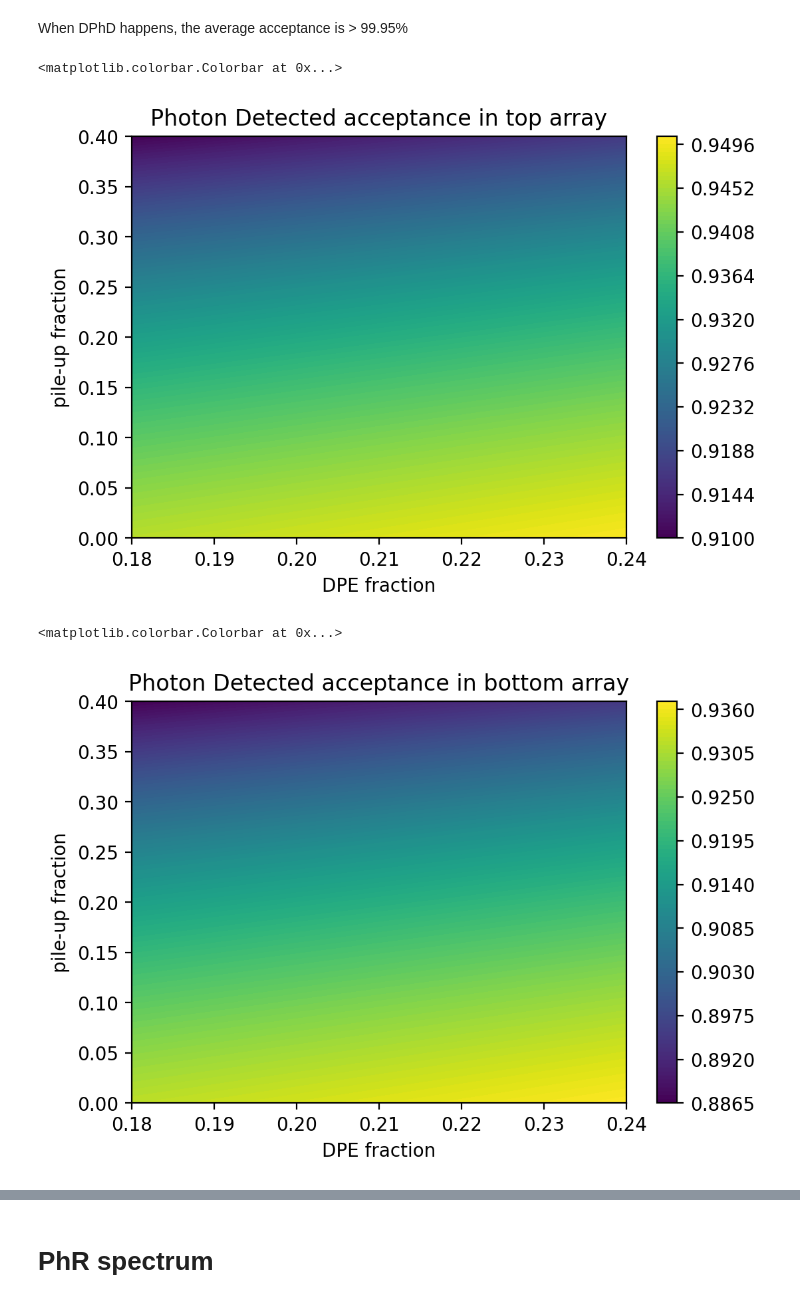
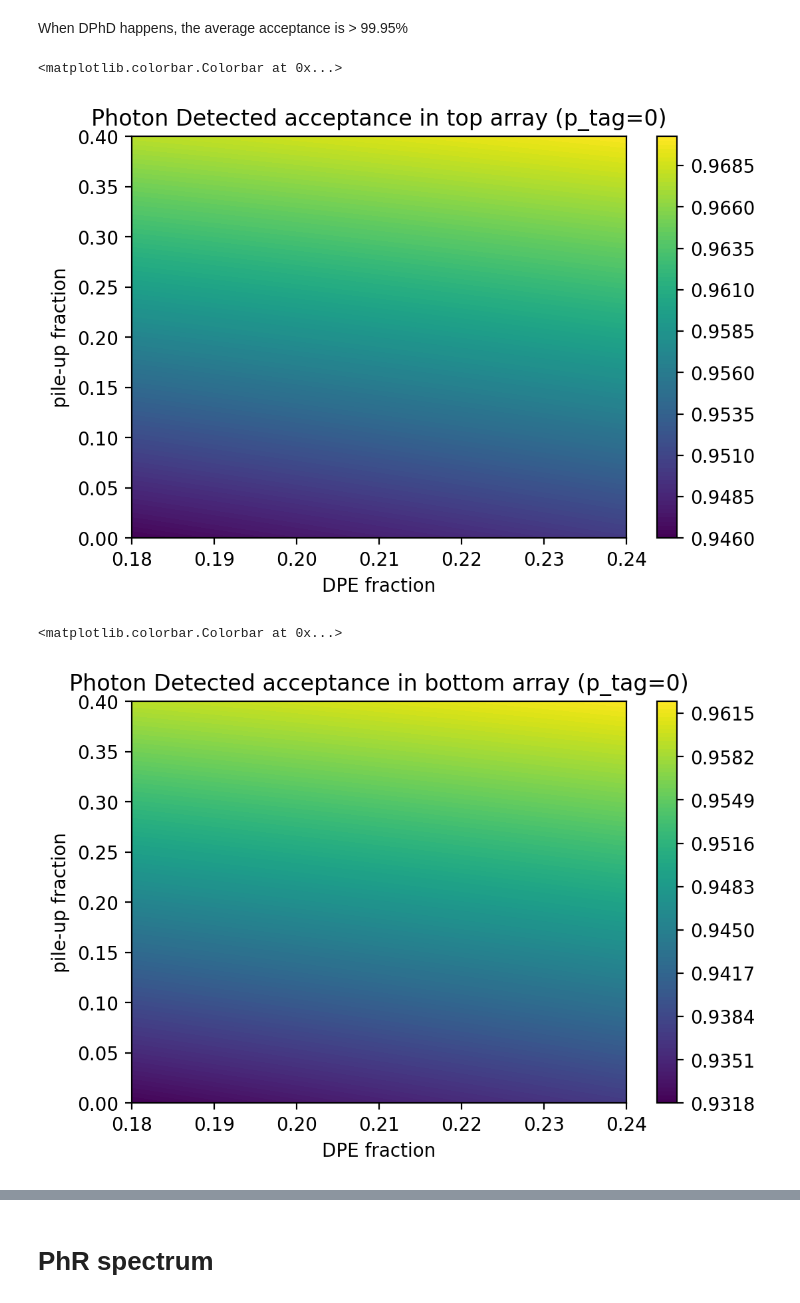
Before and after one commit to FaroutYLq/combpile, a Jupyter notebook: dev.ipynb, the cells around one changed output, grey strips where cells are left out. Saved outputs shown, nothing was run; the diff lists cells and outputs as text; code cells hidden in the pictures.

```diff
--- a/dev.ipynb
+++ b/dev.ipynb
@@ -332,27 +387,27 @@ array([-4.59674132e-05, -4.58795945e-05, -4.57918555e-05, -4.57041961e-05,
 # %% [markdown]
 When DPhD happens, the average acceptance is > 99.95%
 # %%
-dpes, pile_probs, avg_phd_acc_top = spectrums.get_avg_phd_acc(True)
-dpes, pile_probs, avg_phd_acc_bot = spectrums.get_avg_phd_acc(False)
+dpes, pile_probs, tag_probs, avg_phd_acc_top = spectrums.get_avg_phd_acc(True)
+dpes, pile_probs, tag_probs, avg_phd_acc_bot = spectrums.get_avg_phd_acc(False)
 # %%
 plt.figure(dpi=200)
 x,y = np.meshgrid(dpes, pile_probs)
-plt.contourf(x, y, avg_phd_acc_top.transpose(),levels=100)
+plt.contourf(x, y, avg_phd_acc_top[:,:,0].transpose(),levels=100)
 plt.xlabel('DPE fraction')
 plt.ylabel('pile-up fraction')
-plt.title('Photon Detected acceptance in top array')
+plt.title('Photon Detected acceptance in top array (p_tag=0)')
 plt.colorbar()
 # %% [output]
 <matplotlib.colorbar.Colorbar at 0x...>
-[figure, old version]
+[figure, new version]
 # %%
 plt.figure(dpi=200)
 x,y = np.meshgrid(dpes, pile_probs)
-plt.contourf(x, y, avg_phd_acc_bot.transpose(),levels=100)
+plt.contourf(x, y, avg_phd_acc_bot[:,:,0].transpose(),levels=100)
 plt.xlabel('DPE fraction')
 plt.ylabel('pile-up fraction')
-plt.title('Photon Detected acceptance in bottom array')
+plt.title('Photon Detected acceptance in bottom array (p_tag=0)')
 plt.colorbar()
 # %% [output]
 <matplotlib.colorbar.Colorbar at 0x...>
-[figure, old version]
+[figure, new version]
```
Also changed, not shown: parts of 27 cells of this notebook.
